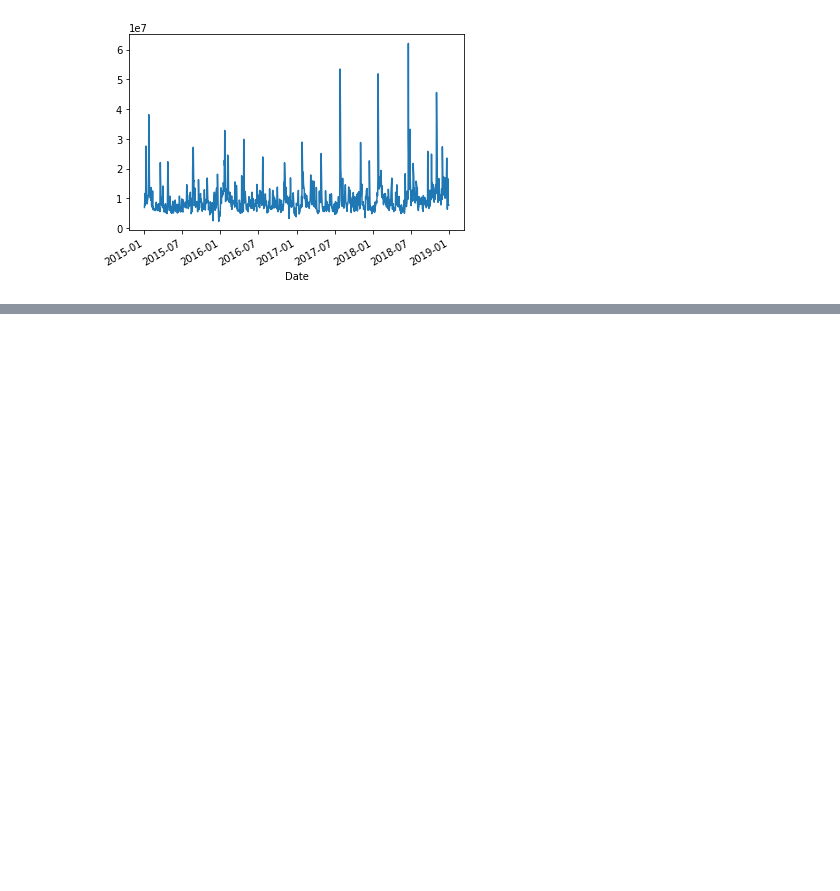
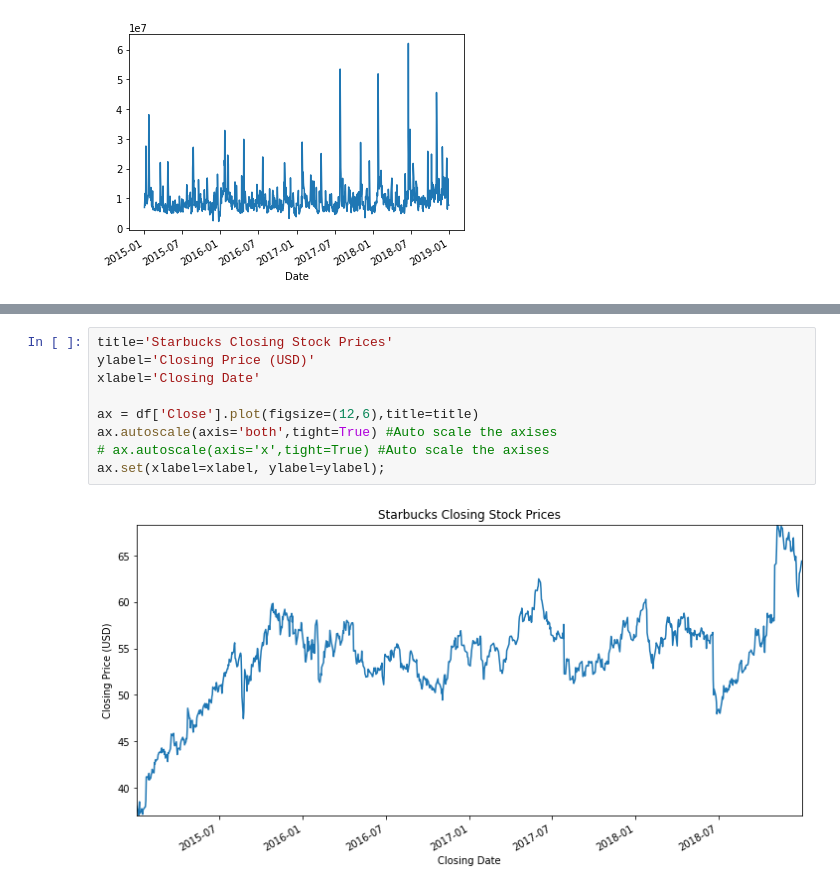
Before and after one commit to StevTobs/TimeSeries_Python, a Jupyter notebook: Time_Series_with_Pandas.ipynb, the cells around one changed output, grey strips where cells are left out. Drawn from its saved outputs; the diff is of its cells as text; blank space fills up the shorter version.

```diff
--- a/Time_Series_with_Pandas.ipynb
+++ b/Time_Series_with_Pandas.ipynb
@@ -566,0 +583,11 @@ df['Volume'].plot()
+# %%
+title='Starbucks Closing Stock Prices'
+ylabel='Closing Price (USD)'
+xlabel='Closing Date'
+
+ax = df['Close'].plot(figsize=(12,6),title=title)
+ax.autoscale(axis='both',tight=True) #Auto scale the axises
+# ax.autoscale(axis='x',tight=True) #Auto scale the axises
+ax.set(xlabel=xlabel, ylabel=ylabel);
+# %% [output]
+[figure, added]
```
Also changed, not shown: parts of 15 cells of this notebook.
